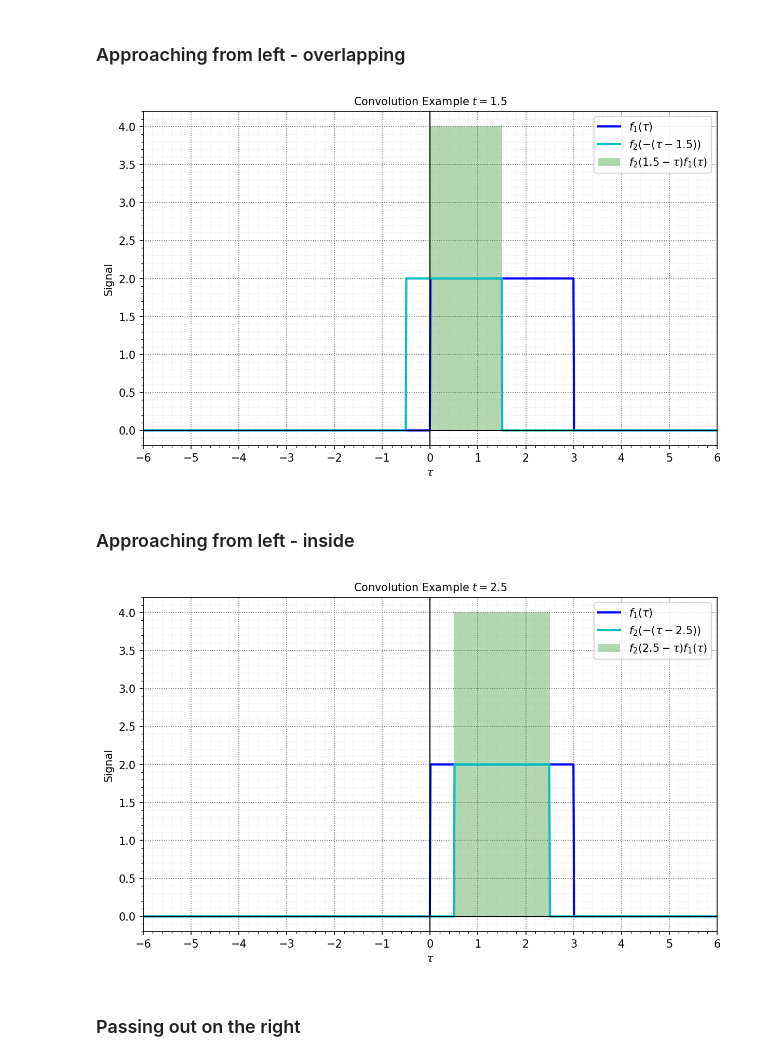
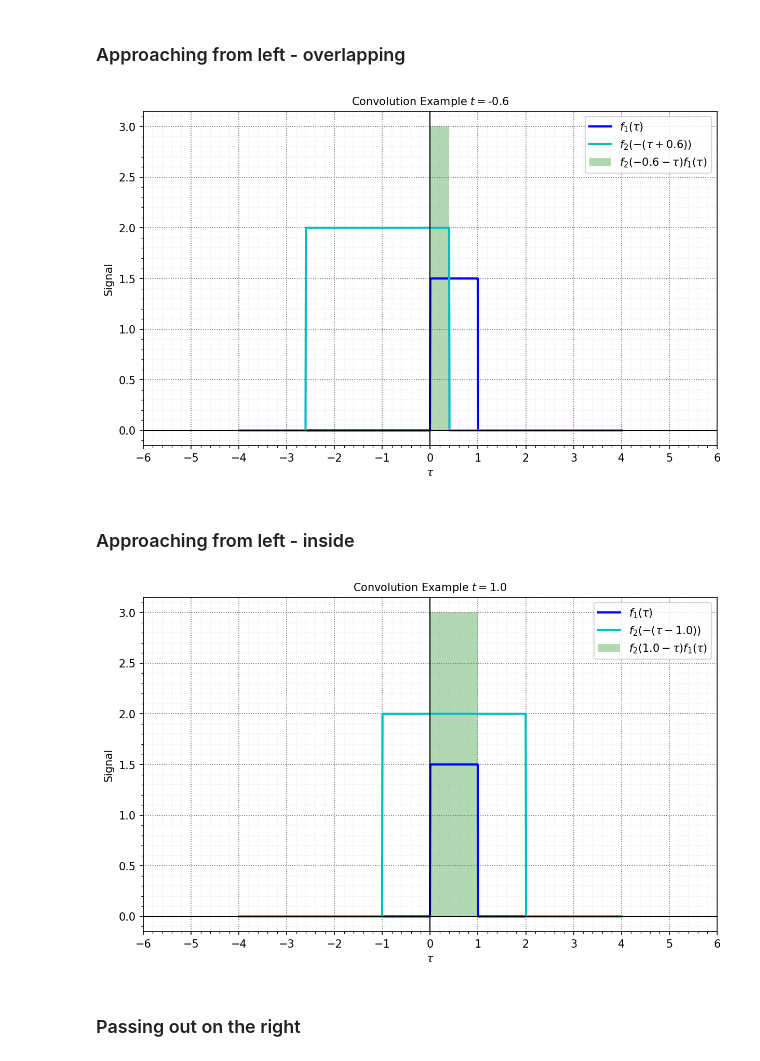
Before and after one commit to mit-acl/Signals_and_Systems, a Jupyter notebook: notebooks/16_002_Topic5_Convolution_cts_example1.ipynb, the cells around one changed output. Cells and saved outputs as stored; diff of their text form; code cells hidden in the pictures.

```diff
--- a/notebooks/16_002_Topic5_Convolution_cts_example1.ipynb
+++ b/notebooks/16_002_Topic5_Convolution_cts_example1.ipynb
@@ -40,10 +71,10 @@ def convolve(f, g, t, lower_limit=-oo, upper_limit=oo):
 # %%
 # Two functions that are f_amp valued between f_min and f_max
 f1min = 0
-f1max = 3
-f1amp = 2
+f1max = 1
+f1amp = 1.5
 
-f2min = 0
+f2min = -1
 f2max = 2
 f2amp = 2
 
@@ -99,3 +130,10 @@ def plot_functions(tval):
     plt.xlabel(r"$\tau$")
     plt.title('Convolution Example $t = $'+str(tval))
     plt.show()
+# %%
+t_start_overlap = f1min + f2min
+t_stop_overlap = f1max + f2max
+t_overlap = t_stop_overlap - t_start_overlap
+print("Overlap starts at t = ", t_start_overlap)
+print("Overlap ends at t = ", t_stop_overlap)
+print("Overlap duration is ", t_overlap)
@@ -110,19 +152,19 @@ plot_functions(tval)
 # %% [markdown]
 ### Approaching from left - overlapping
 # %%
-tval = f1min + f2max - 0.5
+tval = t_start_overlap + 0.1*t_overlap
 fig = plt.figure(2,figsize=(8, 5),constrained_layout = True)
 plot_functions(tval)
 # %% [output]
-[figure, old version]
+[figure, new version]
 # %% [markdown]
 ### Approaching from left - inside
 # %%
-tval = f1min + f2max + 0.5
+tval = t_start_overlap + 0.5*t_overlap
 fig = plt.figure(3,figsize=(8, 5),constrained_layout = True)
 plot_functions(tval)
 # %% [output]
-[figure, old version]
+[figure, new version]
 # %% [markdown]
 ### Passing out on the right
 # %%
```
Also changed, not shown: parts of 7 cells of this notebook, 8 other files.
